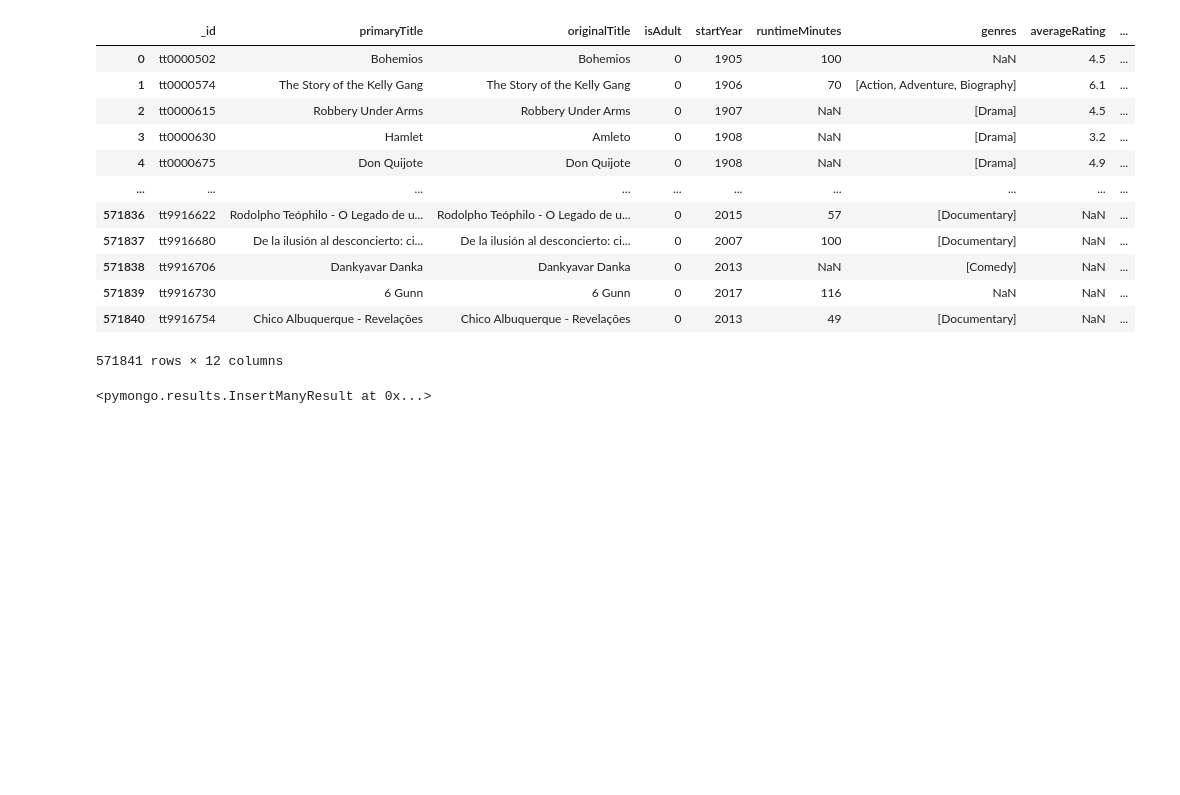
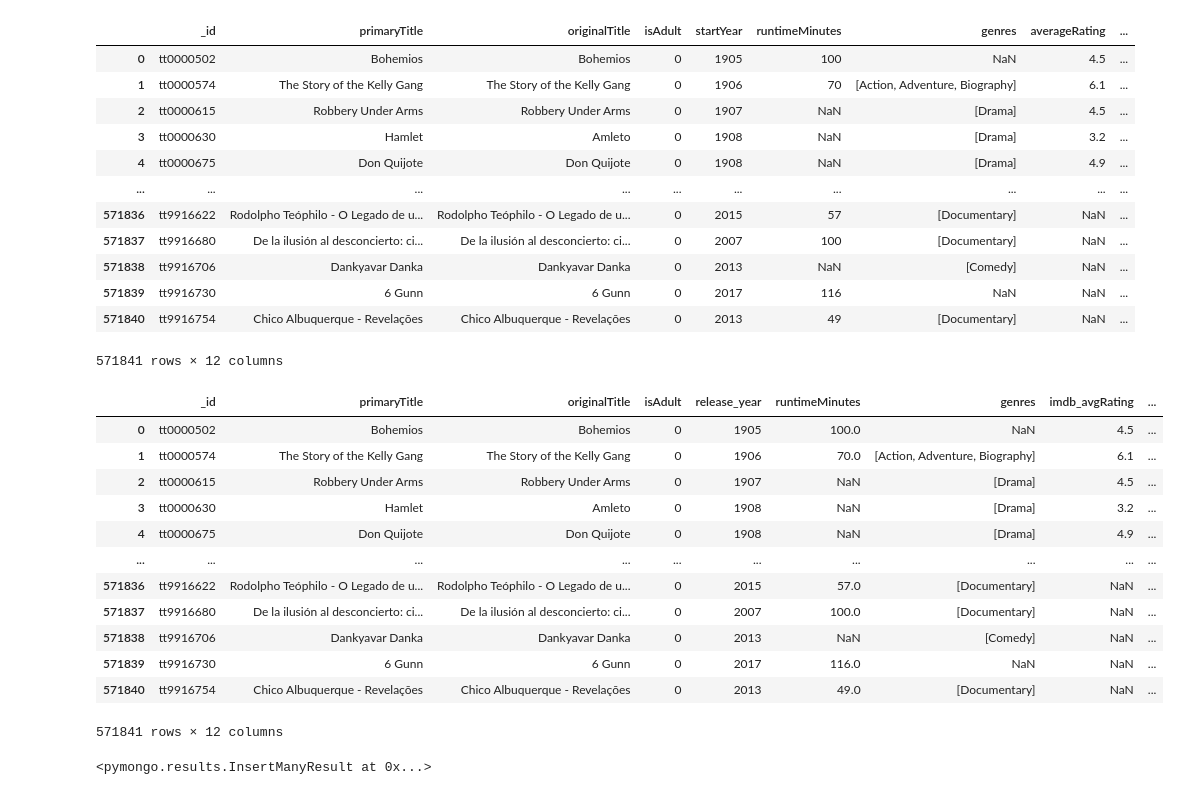
Before and after one commit to LabPorject/CMPT733-final-project, a Jupyter notebook: imdb_integration.ipynb, the cells around one changed output. Saved outputs shown, nothing was run; the diff lists cells and outputs as text; code cells hidden in the pictures; blank space fills up the shorter version.

Commit message:
finished data integration between imdb and tmdb

```diff
--- a/imdb_integration.ipynb
+++ b/imdb_integration.ipynb
@@ -131,4 +131,27 @@ movies_cast
 | 571839 | tt9916730 | 6 Gunn | 6 Gunn | 0 | 2017 | 116 | NaN | NaN | ... |
 | 571840 | tt9916754 | Chico Albuquerque - Revelações | Chico Albuquerque - Revelações | 0 | 2013 | 49 | [Documentary] | NaN | ... |
 571841 rows × 12 columns
+# %%
+movies_cast['runtimeMinutes'] = movies_cast['runtimeMinutes'].astype(float)
+# %%
+clean_imdb = movies_cast.rename(columns={'startYear': 'release_year'
+                                         , 'averageRating': 'imdb_avgRating'
+                                         , 'numVotes': 'imdb_numVotes'
+                                         , 'Casts': 'casts'})
+# %%
+clean_imdb
+# %% [output]
+|  | _id | primaryTitle | originalTitle | isAdult | release_year | runtimeMinutes | genres | imdb_avgRating | ... |
+| 0 | tt0000502 | Bohemios | Bohemios | 0 | 1905 | 100.0 | NaN | 4.5 | ... |
+| 1 | tt0000574 | The Story of the Kelly Gang | The Story of the Kelly Gang | 0 | 1906 | 70.0 | [Action, Adventure, Biography] | 6.1 | ... |
+| 2 | tt0000615 | Robbery Under Arms | Robbery Under Arms | 0 | 1907 | NaN | [Drama] | 4.5 | ... |
+| 3 | tt0000630 | Hamlet | Amleto | 0 | 1908 | NaN | [Drama] | 3.2 | ... |
+| 4 | tt0000675 | Don Quijote | Don Quijote | 0 | 1908 | NaN | [Drama] | 4.9 | ... |
+| ... | ... | ... | ... | ... | ... | ... | ... | ... | ... |
+| 571836 | tt9916622 | Rodolpho Teóphilo - O Legado de u... | Rodolpho Teóphilo - O Legado de u... | 0 | 2015 | 57.0 | [Documentary] | NaN | ... |
+| 571837 | tt9916680 | De la ilusión al desconcierto: ci... | De la ilusión al desconcierto: ci... | 0 | 2007 | 100.0 | [Documentary] | NaN | ... |
+| 571838 | tt9916706 | Dankyavar Danka | Dankyavar Danka | 0 | 2013 | NaN | [Comedy] | NaN | ... |
+| 571839 | tt9916730 | 6 Gunn | 6 Gunn | 0 | 2017 | 116.0 | NaN | NaN | ... |
+| 571840 | tt9916754 | Chico Albuquerque - Revelações | Chico Albuquerque - Revelações | 0 | 2013 | 49.0 | [Documentary] | NaN | ... |
+571841 rows × 12 columns
 # %%
```
Also changed, not shown: parts of 3 cells of this notebook, 3 other files.
